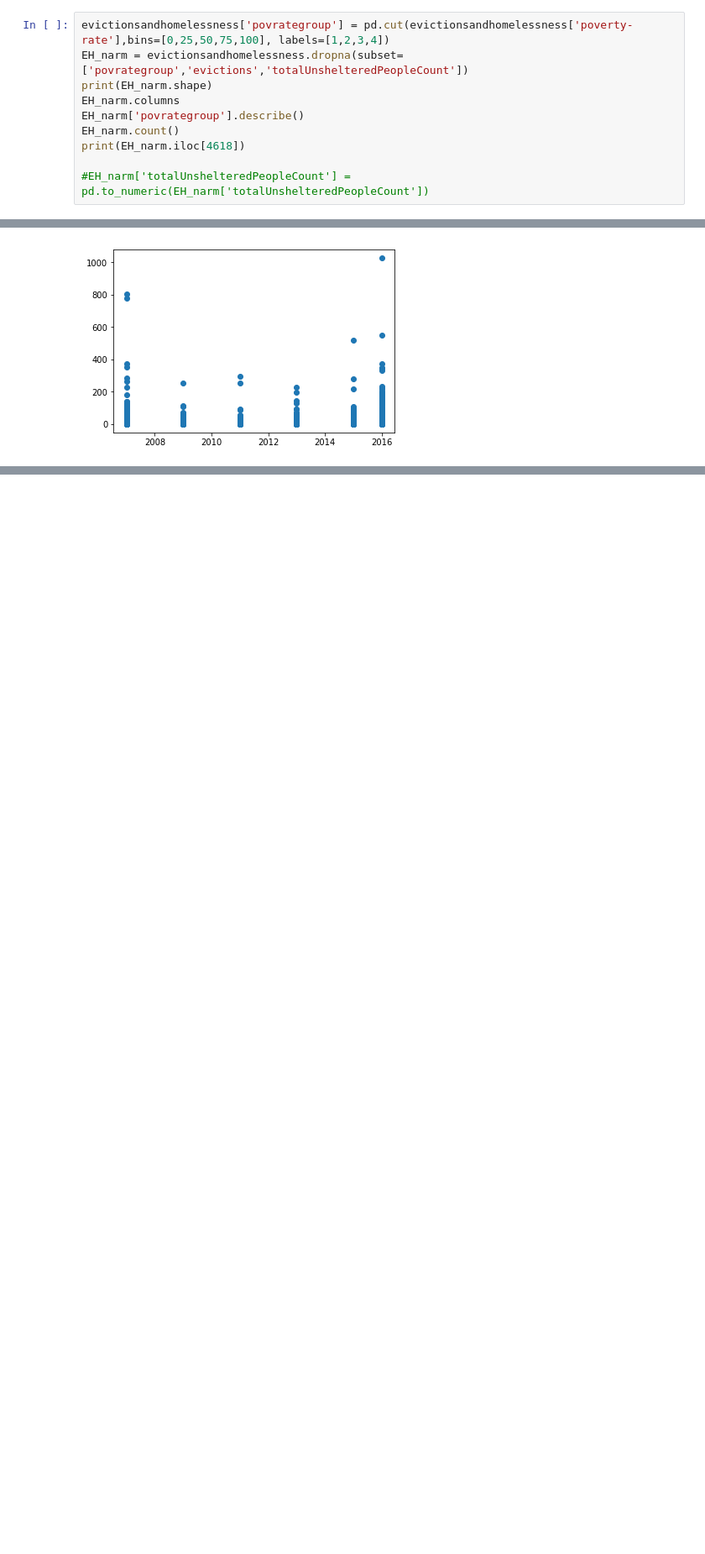
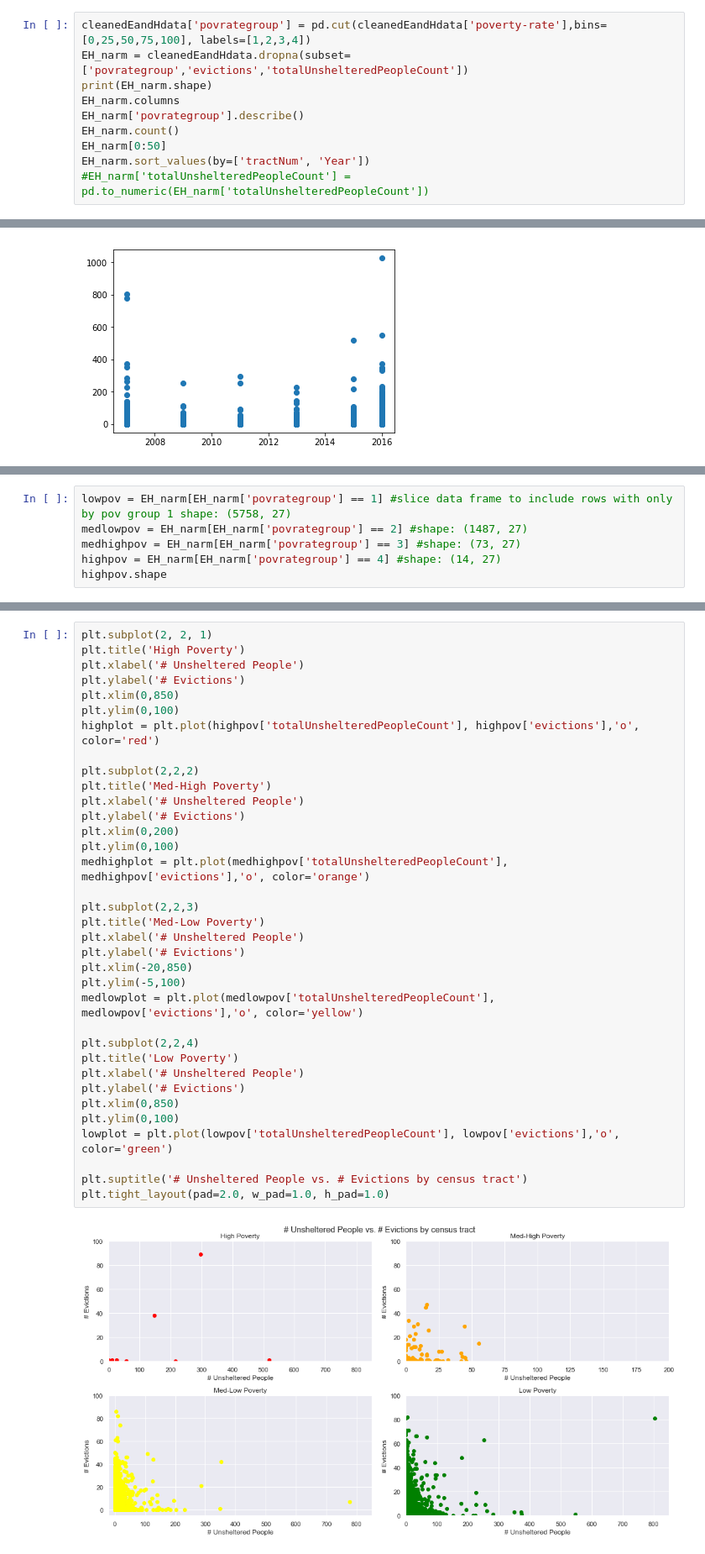
Before and after one commit to samgordan/CapstoneProject, a Jupyter notebook: Scripts/CapstoneProjectDataSetup.ipynb, the cells around one changed output, grey strips where cells are left out. Shown: that part at 84% size. Saved outputs shown, nothing was run; the diff lists cells and outputs as text; blank space fills up the shorter version.

```diff
--- a/Scripts/CapstoneProjectDataSetup.ipynb
+++ b/Scripts/CapstoneProjectDataSetup.ipynb
@@ -82,11 +106,11 @@ Text(0.5, 1.0, 'Example plot of Homelessness and Evictions, 2007 - 2016 in Tract
 # %%
-evictionsandhomelessness['povrategroup'] = pd.cut(evictionsandhomelessness['poverty-rate'],bins=[0,25,50,75,100], labels=[1,2,3,4])
-EH_narm = evictionsandhomelessness.dropna(subset=['povrategroup','evictions','totalUnshelteredPeopleCount'])
+cleanedEandHdata['povrategroup'] = pd.cut(cleanedEandHdata['poverty-rate'],bins=[0,25,50,75,100], labels=[1,2,3,4])
+EH_narm = cleanedEandHdata.dropna(subset=['povrategroup','evictions','totalUnshelteredPeopleCount'])
 print(EH_narm.shape)
 EH_narm.columns
 EH_narm['povrategroup'].describe()
 EH_narm.count()
-print(EH_narm.iloc[4618])
-
+EH_narm[0:50]
+EH_narm.sort_values(by=['tractNum', 'Year'])
 #EH_narm['totalUnshelteredPeopleCount'] = pd.to_numeric(EH_narm['totalUnshelteredPeopleCount'])
 # %% [output]
@@ -117,0 +150,6 @@ plt.show()
+# %%
+lowpov = EH_narm[EH_narm['povrategroup'] == 1] #slice data frame to include rows with only by pov group 1 shape: (5758, 27)
+medlowpov = EH_narm[EH_narm['povrategroup'] == 2] #shape: (1487, 27)
+medhighpov = EH_narm[EH_narm['povrategroup'] == 3] #shape: (73, 27)
+highpov = EH_narm[EH_narm['povrategroup'] == 4] #shape: (14, 27)
+highpov.shape
@@ -117,0 +158,37 @@ plt.show()
+# %%
+plt.subplot(2, 2, 1)
+plt.title('High Poverty')
+plt.xlabel('# Unsheltered People')
+plt.ylabel('# Evictions')
+plt.xlim(0,850)
+plt.ylim(0,100)
+highplot = plt.plot(highpov['totalUnshelteredPeopleCount'], highpov['evictions'],'o', color='red')
+
+plt.subplot(2,2,2)
+plt.title('Med-High Poverty')
+plt.xlabel('# Unsheltered People')
+plt.ylabel('# Evictions')
+plt.xlim(0,200)
+plt.ylim(0,100)
+medhighplot = plt.plot(medhighpov['totalUnshelteredPeopleCount'], medhighpov['evictions'],'o', color='orange')
+
+plt.subplot(2,2,3)
+plt.title('Med-Low Poverty')
+plt.xlabel('# Unsheltered People')
+plt.ylabel('# Evictions')
+plt.xlim(-20,850)
+plt.ylim(-5,100)
+medlowplot = plt.plot(medlowpov['totalUnshelteredPeopleCount'], medlowpov['evictions'],'o', color='yellow')
+
+plt.subplot(2,2,4)
+plt.title('Low Poverty')
+plt.xlabel('# Unsheltered People')
+plt.ylabel('# Evictions')
+plt.xlim(0,850)
+plt.ylim(0,100)
+lowplot = plt.plot(lowpov['totalUnshelteredPeopleCount'], lowpov['evictions'],'o', color='green')
+
+plt.suptitle('# Unsheltered People vs. # Evictions by census tract')
+plt.tight_layout(pad=2.0, w_pad=1.0, h_pad=1.0)
+# %% [output]
+[figure, added]
```
Also changed, not shown: parts of 30 cells of this notebook.
